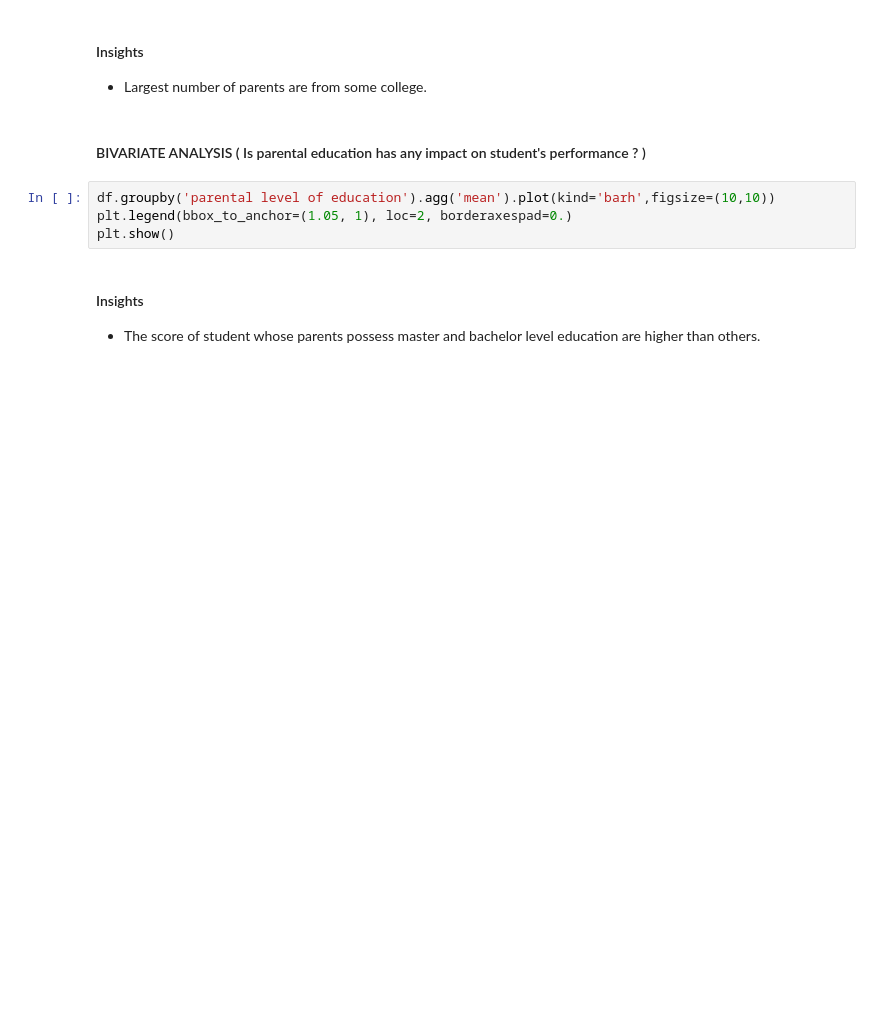
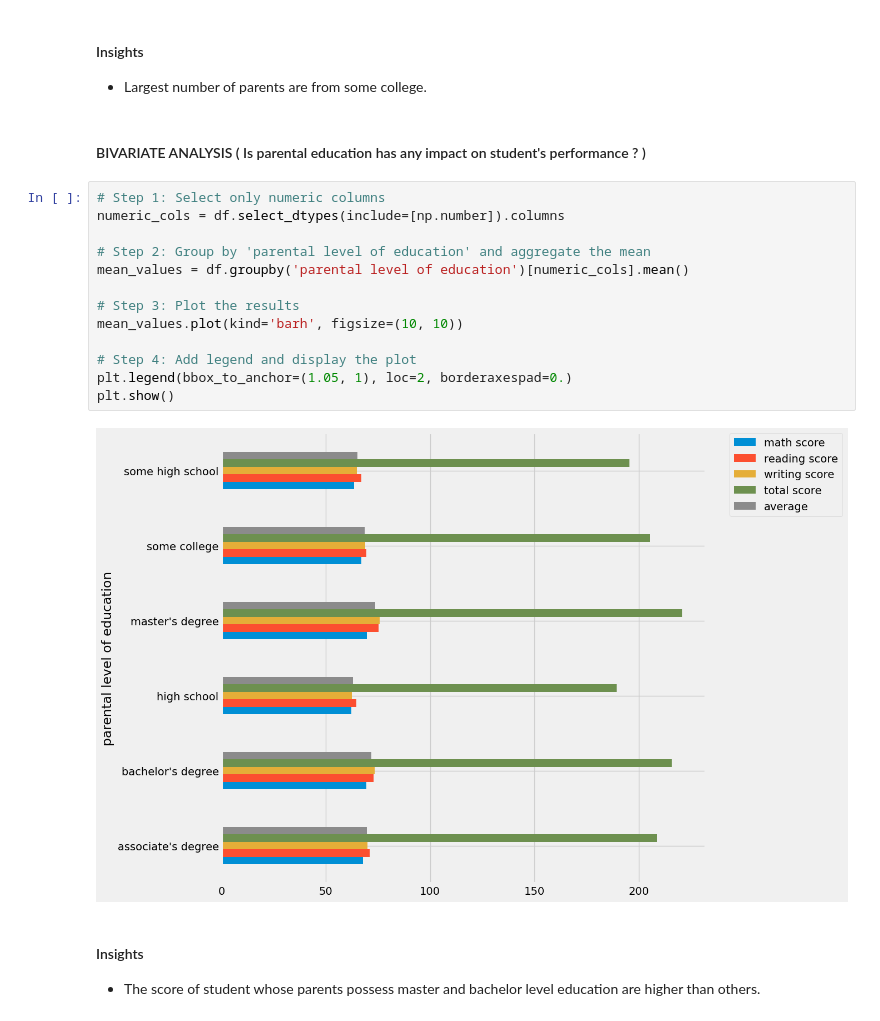
Before and after one commit to Anshit2723/mlproject, a Jupyter notebook: notebook/DATA/1 . EDA STUDENT PERFORMANCE .ipynb, the cells around one changed output. Cells and saved outputs as stored; diff of their text form; blank space fills up the shorter version.

```diff
--- a/notebook/DATA/1 . EDA STUDENT PERFORMANCE .ipynb
+++ b/notebook/DATA/1 . EDA STUDENT PERFORMANCE .ipynb
@@ -494,9 +531,20 @@ plt.show()
 # %% [markdown]
 #### BIVARIATE ANALYSIS ( Is parental education has any impact on student's performance ? )
 # %%
-df.groupby('parental level of education').agg('mean').plot(kind='barh',figsize=(10,10))
+# Step 1: Select only numeric columns
+numeric_cols = df.select_dtypes(include=[np.number]).columns
+
+# Step 2: Group by 'parental level of education' and aggregate the mean
+mean_values = df.groupby('parental level of education')[numeric_cols].mean()
+
+# Step 3: Plot the results
+mean_values.plot(kind='barh', figsize=(10, 10))
+
+# Step 4: Add legend and display the plot
 plt.legend(bbox_to_anchor=(1.05, 1), loc=2, borderaxespad=0.)
 plt.show()
+# %% [output]
+[figure, added]
 # %% [markdown]
 #### Insights
 - The score of student whose parents possess master and bachelor level education are higher than others.
```
Also changed, not shown: parts of 19 cells of this notebook, 6 other files.
